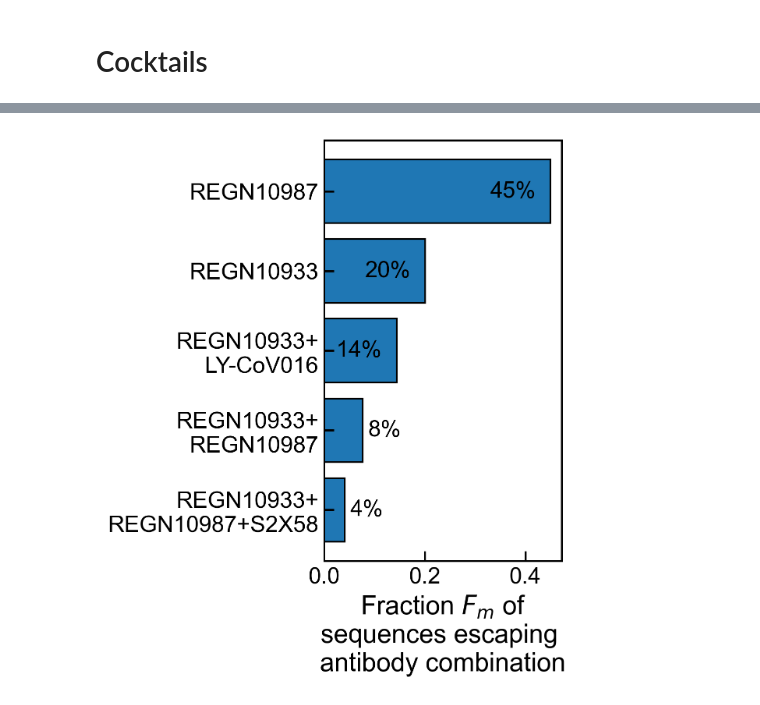
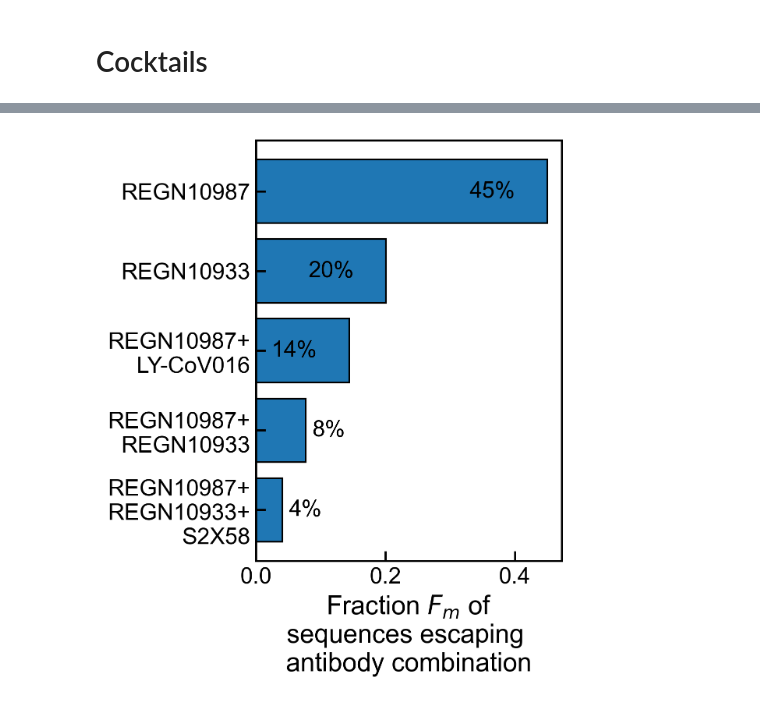
Before and after one commit to m-huot/ESCAPE_MAP_DRAFT, a Jupyter notebook: Figure 4 (Generative)/ab_resilience.ipynb, the cells around one changed output, grey strips where cells are left out. Cells and saved outputs as stored; diff of their text form; code cells hidden in the pictures.

```diff
--- a/Figure 4 (Generative)/ab_resilience.ipynb
+++ b/Figure 4 (Generative)/ab_resilience.ipynb
@@ -438,17 +438,22 @@ ab_map = {name: _find_ab_ix(ab_names, name) for name in ["REGN10933", "REGN10987
 
 # --- Define combos (each as a tuple of antibody names for clarity/order) ---
 combos = [
-    ("REGN10933", "REGN10987", "S2X58"),
-        ("REGN10933", "REGN10987"),
+    ("REGN10987","REGN10933" , "S2X58"),
+        ("REGN10987","REGN10933" ),
         ("REGN10987","LY-CoV016"),
-
         ("REGN10933",),
     ("REGN10987",),
-
-
 ]
-
-combo_labels = ["REGN10933+\nREGN10987+S2X58","REGN10933+\nREGN10987",         "REGN10933+\nLY-CoV016","REGN10933", "REGN10987", ]
+def combos2labels(combos):
+    labels = []
+    for c in combos:
+        if len(c) == 1:
+            labels.append(c[0])
+        else:
+            labels.append("+\n".join(c))
+    return labels
+combo_labels = combos2labels(combos)
+# combo_labels = ["REGN10933+\nREGN10987+S2X58","REGN10933+\nREGN10987",         "REGN10987+\nLY-CoV016","REGN10933", "REGN10987", ]
 
 # --- Compute Fm for each combo: ALL antibodies in the combo must exceed TH ---
 def combo_Fm(logkd_matrix, combo):
@@ -499 +504 @@ plt.show()
-[figure, old version]
+[figure, new version]
```
Also changed, not shown: parts of 5 cells of this notebook.
